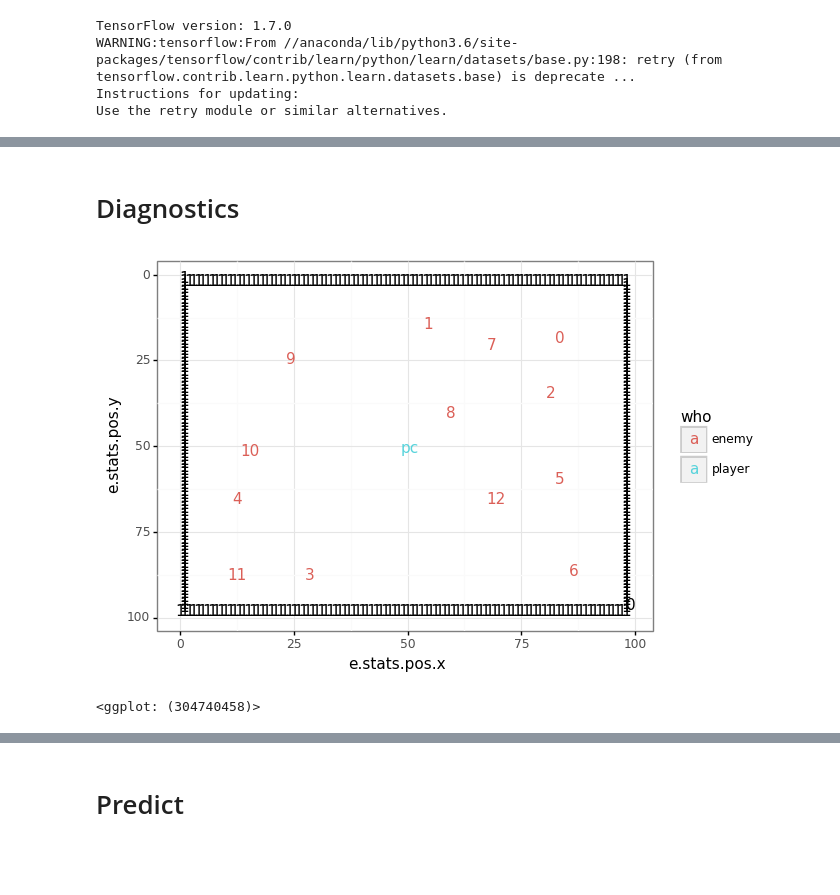
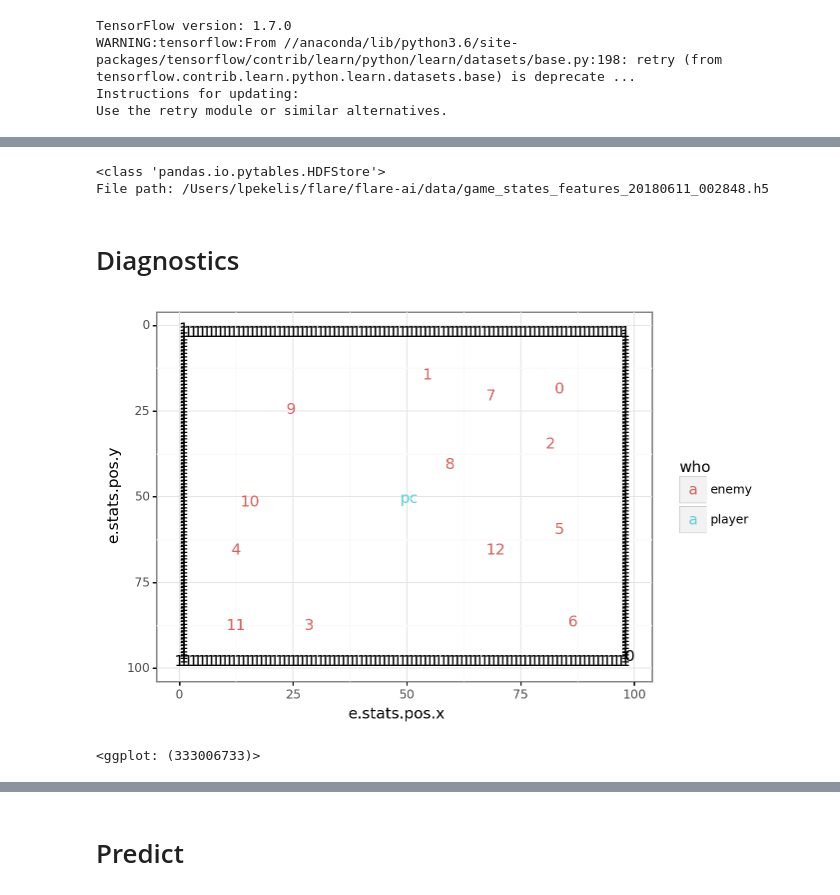
Before and after one commit to lpekelis/flare-ai, a Jupyter notebook: Median time to damage model.ipynb, the cells around one changed output, grey strips where cells are left out. Drawn from its saved outputs; the diff is of its cells as text; code cells hidden in the pictures; blank space fills up the shorter version.

```diff
--- a/Median time to damage model.ipynb
+++ b/Median time to damage model.ipynb
@@ -30,8 +39,0 @@ os.listdir(game_state_dir)
-# %%
-data = []
-for fname in os.listdir(game_state_dir):
-    if 'GAME_STATES' in fname:
-        display(fname)
-        with open(game_state_dir + fname) as f:
-            for line in f:
-                data.append(json.loads(line))
@@ -65,18 +39,0 @@ display(
-# %%
-map_path = '/Users/lpekelis/flare/flare-game/mods/flare_ai/maps/testing_grounds.txt'
-
-map_dimensions = [100,100]
-collision_layer = []
-is_collision_layer = False
-
-with open(map_path) as f:
-    for line in f:
-        if ( ('[layer]' in line) and ('type=collision' in next(f, '')) ):
-            line = next(f, '')
-            line = next(f, '')
-            is_collision_layer = True
-        if is_collision_layer:
-            if line == '\n':
-                is_collision_layer = False
-            else:
-                collision_layer.append(line.split(','))
@@ -343,2 +40,14 @@ y_entity_damage = y.assign(
+# %%
+game_state_store = pd.HDFStore(game_state_dir + 'game_states_features_20180611_002848.h5')
+print(game_state_store)
+X = game_state_store.get('X')
+y = game_state_store.get('y')
+y_entity_damage = game_state_store.get('y_entity_damage')
+# %% [output]
+<class 'pandas.io.pytables.HDFStore'>
+File path: /Users/lpekelis/flare/flare-ai/data/game_states_features_20180611_002848.h5
+# %%
+with open(game_state_dir + 'game_states_20180611_002848.p', 'rb') as f:
+    game_states = pickle.load(f)
 # %% [markdown]
 # Diagnostics
@@ -382,7 +54,9 @@ def plot_state(state, layers, colors):
+# %%
+collision_layer = featurize_utils.load_collision_layer()
 # %%
-plot_state(data[0], [collision_layer], ['black'])
+plot_utils.plot_state(game_states[0], [collision_layer], ['black'])
 # %% [output]
-[figure, old version]
+[figure, new version]
-<ggplot: (304740458)>
+<ggplot: (333006733)>
 # %%
 (
```
Also changed, not shown: parts of 37 cells of this notebook.
